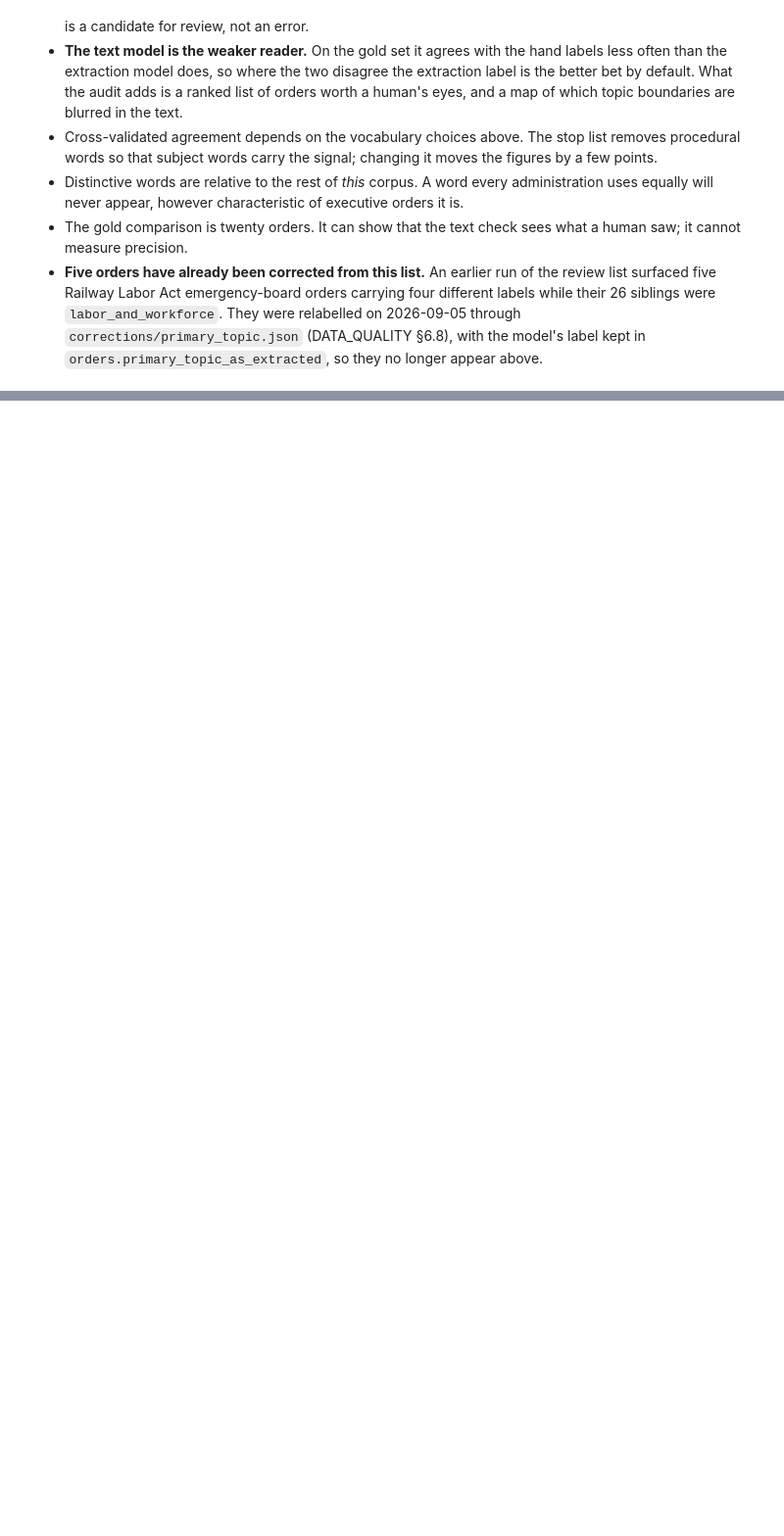
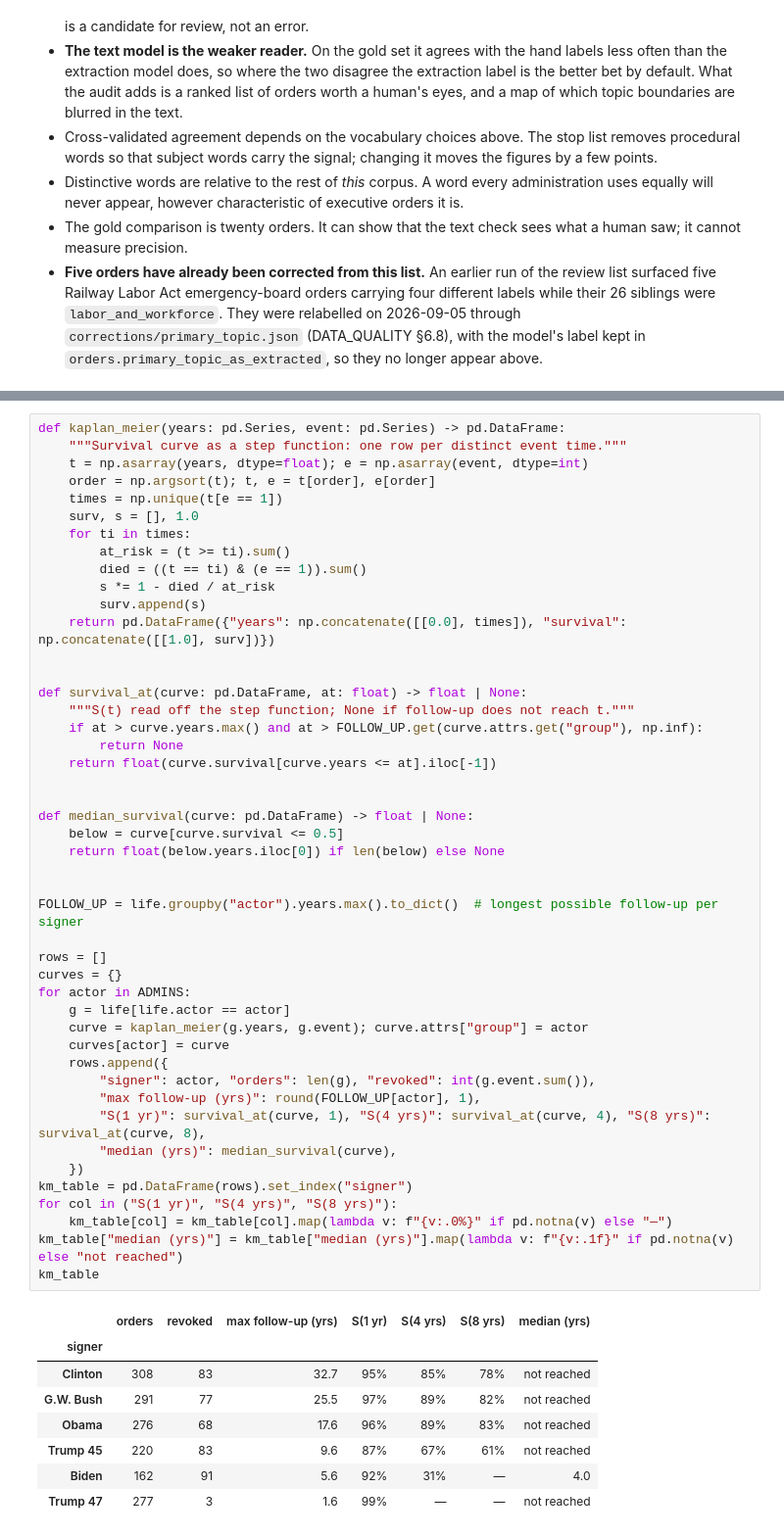
Before and after one commit to DaveKT/EO_Analysis, a Jupyter notebook: notebooks/analysis.ipynb, the cells around one changed output, grey strips where cells are left out. Shown at 98% size. Drawn from its saved outputs; the diff is of its cells as text; blank space fills up the shorter version.

```diff
--- a/notebooks/analysis.ipynb
+++ b/notebooks/analysis.ipynb
@@ -868,0 +922,55 @@ pd.DataFrame(distinctive, index=range(1, 13))
+# %%
+def kaplan_meier(years: pd.Series, event: pd.Series) -> pd.DataFrame:
+    """Survival curve as a step function: one row per distinct event time."""
+    t = np.asarray(years, dtype=float); e = np.asarray(event, dtype=int)
+    order = np.argsort(t); t, e = t[order], e[order]
+    times = np.unique(t[e == 1])
+    surv, s = [], 1.0
+    for ti in times:
+        at_risk = (t >= ti).sum()
+        died = ((t == ti) & (e == 1)).sum()
+        s *= 1 - died / at_risk
+        surv.append(s)
+    return pd.DataFrame({"years": np.concatenate([[0.0], times]), "survival": np.concatenate([[1.0], surv])})
+
+
+def survival_at(curve: pd.DataFrame, at: float) -> float | None:
+    """S(t) read off the step function; None if follow-up does not reach t."""
+    if at > curve.years.max() and at > FOLLOW_UP.get(curve.attrs.get("group"), np.inf):
+        return None
+    return float(curve.survival[curve.years <= at].iloc[-1])
+
+
+def median_survival(curve: pd.DataFrame) -> float | None:
+    below = curve[curve.survival <= 0.5]
+    return float(below.years.iloc[0]) if len(below) else None
+
+
+FOLLOW_UP = life.groupby("actor").years.max().to_dict()  # longest possible follow-up per signer
+
+rows = []
+curves = {}
+for actor in ADMINS:
+    g = life[life.actor == actor]
+    curve = kaplan_meier(g.years, g.event); curve.attrs["group"] = actor
+    curves[actor] = curve
+    rows.append({
+        "signer": actor, "orders": len(g), "revoked": int(g.event.sum()),
+        "max follow-up (yrs)": round(FOLLOW_UP[actor], 1),
+        "S(1 yr)": survival_at(curve, 1), "S(4 yrs)": survival_at(curve, 4), "S(8 yrs)": survival_at(curve, 8),
+        "median (yrs)": median_survival(curve),
+    })
+km_table = pd.DataFrame(rows).set_index("signer")
+for col in ("S(1 yr)", "S(4 yrs)", "S(8 yrs)"):
+    km_table[col] = km_table[col].map(lambda v: f"{v:.0%}" if pd.notna(v) else "—")
+km_table["median (yrs)"] = km_table["median (yrs)"].map(lambda v: f"{v:.1f}" if pd.notna(v) else "not reached")
+km_table
+# %% [output]
+|  | orders | revoked | max follow-up (yrs) | S(1 yr) | S(4 yrs) | S(8 yrs) | median (yrs) |
+| signer |  |  |  |  |  |  |  |
+| Clinton | 308 | 83 | 32.7 | 95% | 85% | 78% | not reached |
+| G.W. Bush | 291 | 77 | 25.5 | 97% | 89% | 82% | not reached |
+| Obama | 276 | 68 | 17.6 | 96% | 89% | 83% | not reached |
+| Trump 45 | 220 | 83 | 9.6 | 87% | 67% | 61% | not reached |
+| Biden | 162 | 91 | 5.6 | 92% | 31% | — | 4.0 |
+| Trump 47 | 277 | 3 | 1.6 | 99% | — | — | not reached |
```
Also changed, not shown: parts of 9 cells of this notebook.
